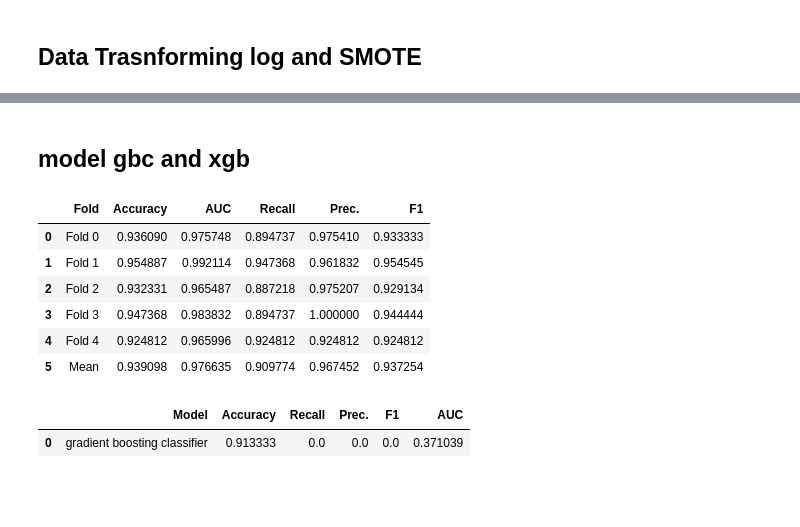
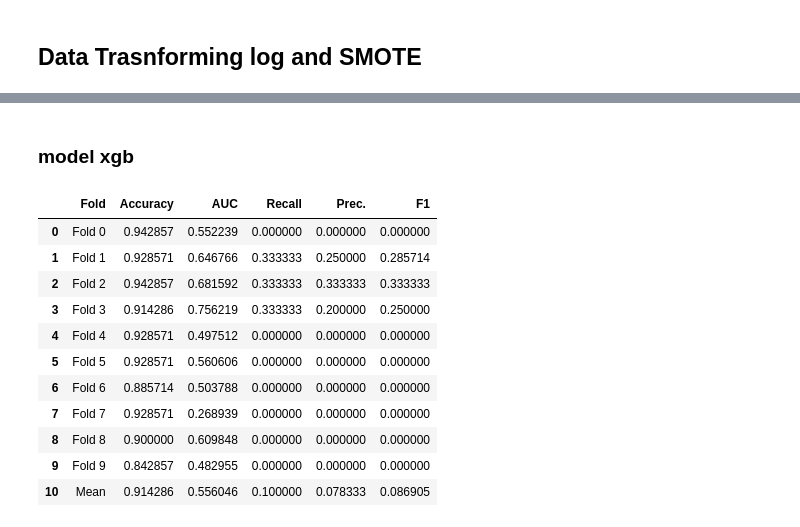
Before and after one commit to Team-9-DeployCamp/fraud-detection, a Jupyter notebook: modelling.ipynb, the cells around one changed output, grey strips where cells are left out. Saved outputs shown, nothing was run; the diff lists cells and outputs as text; code cells hidden in the pictures; blank space fills up the shorter version.

Commit message:
[UPDATE: Improve workflow, save params from tuning, and save model]

```diff
--- a/modelling.ipynb
+++ b/modelling.ipynb
@@ -398,13 +580,18 @@ def single_model_cv_report(model, X_train, y_train, n_splits=5):
 # %% [markdown]
-## model gbc and xgb
+### model xgb
 # %%
-# try to fitting in mutlitple fold
-single_model_cv_report(gbc_model, X_train_SMOTE, y_train_SMOTE)
+# try to fit in mutlitple fold (with data SMOTE not transforming log)
+single_model_cv_report_smote(xgb_model, X_train, y_train, n_splits=10)
 # %% [output]
 |  | Fold | Accuracy | AUC | Recall | Prec. | F1 |
-| 0 | Fold 0 | 0.936090 | 0.975748 | 0.894737 | 0.975410 | 0.933333 |
-| 1 | Fold 1 | 0.954887 | 0.992114 | 0.947368 | 0.961832 | 0.954545 |
-| 2 | Fold 2 | 0.932331 | 0.965487 | 0.887218 | 0.975207 | 0.929134 |
-| 3 | Fold 3 | 0.947368 | 0.983832 | 0.894737 | 1.000000 | 0.944444 |
-| 4 | Fold 4 | 0.924812 | 0.965996 | 0.924812 | 0.924812 | 0.924812 |
-| 5 | Mean | 0.939098 | 0.976635 | 0.909774 | 0.967452 | 0.937254 |
+| 0 | Fold 0 | 0.942857 | 0.552239 | 0.000000 | 0.000000 | 0.000000 |
+| 1 | Fold 1 | 0.928571 | 0.646766 | 0.333333 | 0.250000 | 0.285714 |
+| 2 | Fold 2 | 0.942857 | 0.681592 | 0.333333 | 0.333333 | 0.333333 |
+| 3 | Fold 3 | 0.914286 | 0.756219 | 0.333333 | 0.200000 | 0.250000 |
+| 4 | Fold 4 | 0.928571 | 0.497512 | 0.000000 | 0.000000 | 0.000000 |
+| 5 | Fold 5 | 0.928571 | 0.560606 | 0.000000 | 0.000000 | 0.000000 |
+| 6 | Fold 6 | 0.885714 | 0.503788 | 0.000000 | 0.000000 | 0.000000 |
+| 7 | Fold 7 | 0.928571 | 0.268939 | 0.000000 | 0.000000 | 0.000000 |
+| 8 | Fold 8 | 0.900000 | 0.609848 | 0.000000 | 0.000000 | 0.000000 |
+| 9 | Fold 9 | 0.842857 | 0.482955 | 0.000000 | 0.000000 | 0.000000 |
+| 10 | Mean | 0.914286 | 0.556046 | 0.100000 | 0.078333 | 0.086905 |
@@ -432,19 +597,0 @@ def get_final_metrics_df(model_name, y_true, y_pred, y_proba):
-# %%
-# validate the result on data that the model has never seen before
-# predict on set validation (X_valid)
-fit_model_gbc = gbc_model.fit(X_train_SMOTE, y_train_SMOTE)
-
-y_pred_gbc = fit_model_gbc.predict(X_valid)
-y_proba_gbc = fit_model_gbc.predict_proba(X_valid)[:, 1]
-
-gbc_metrics_eval = get_final_metrics_df(
-    'gradient boosting classifier',
-    y_valid,
-    y_pred_gbc,
-    y_proba_gbc
-)
-
-gbc_metrics_eval
-# %% [output]
-|  | Model | Accuracy | Recall | Prec. | F1 | AUC |
-| 0 | gradient boosting classifier | 0.913333 | 0.0 | 0.0 | 0.0 | 0.371039 |
```
Also changed, not shown: parts of 94 cells of this notebook, 4 other files.
